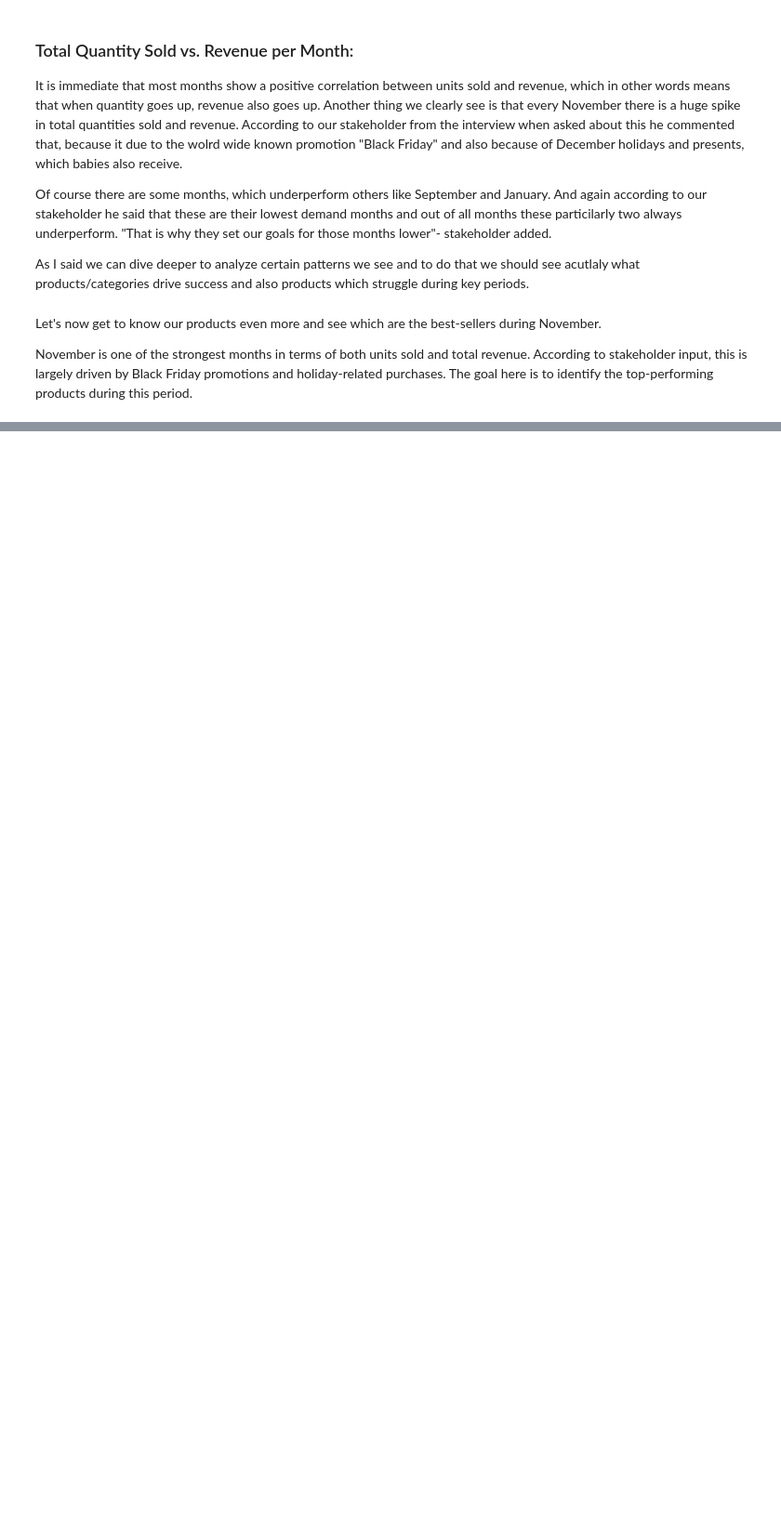
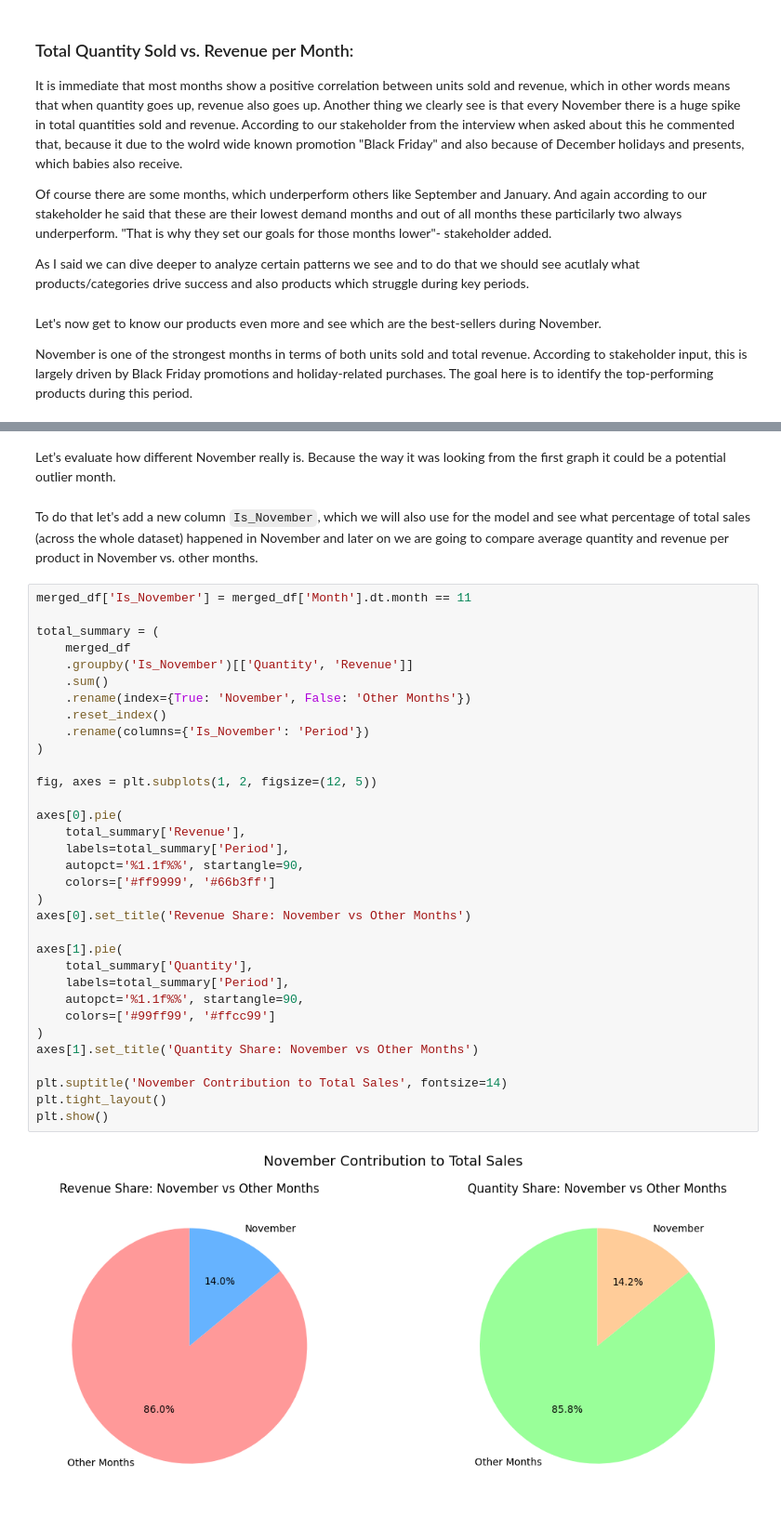
Before and after one commit to AntoDavidov/model, a Jupyter notebook: master-kikka-boo-predictor.ipynb, the cells around one changed output, grey strips where cells are left out. Shown at 93% size. Drawn from its saved outputs; the diff is of its cells as text; blank space fills up the shorter version.

```diff
--- a/master-kikka-boo-predictor.ipynb
+++ b/master-kikka-boo-predictor.ipynb
@@ -611,0 +614,39 @@ Passing `palette` without assigning `hue` is deprecated and will be removed in v
+# %% [markdown]
+Let’s evaluate how different November really is. Because the way it was looking from the first graph it could be a potential outlier month.
+# %% [markdown]
+To do that let's add a new column `Is_November`, which we will also use for the model and see what percentage of total sales (across the whole dataset) happened in November and later on we are going to compare average quantity and revenue per product in November vs. other months.
+# %%
+merged_df['Is_November'] = merged_df['Month'].dt.month == 11
+
+total_summary = (
+    merged_df
+    .groupby('Is_November')[['Quantity', 'Revenue']]
+    .sum()
+    .rename(index={True: 'November', False: 'Other Months'})
+    .reset_index()
+    .rename(columns={'Is_November': 'Period'})
+)
+
+fig, axes = plt.subplots(1, 2, figsize=(12, 5))
+
+axes[0].pie(
+    total_summary['Revenue'],
+    labels=total_summary['Period'],
+    autopct='%1.1f%%', startangle=90,
+    colors=['#ff9999', '#66b3ff']
+)
+axes[0].set_title('Revenue Share: November vs Other Months')
+
+axes[1].pie(
+    total_summary['Quantity'],
+    labels=total_summary['Period'],
+    autopct='%1.1f%%', startangle=90,
+    colors=['#99ff99', '#ffcc99']
+)
+axes[1].set_title('Quantity Share: November vs Other Months')
+
+plt.suptitle('November Contribution to Total Sales', fontsize=14)
+plt.tight_layout()
+plt.show()
+# %% [output]
+[figure, added]
```
Also changed, not shown: parts of 49 cells of this notebook.
